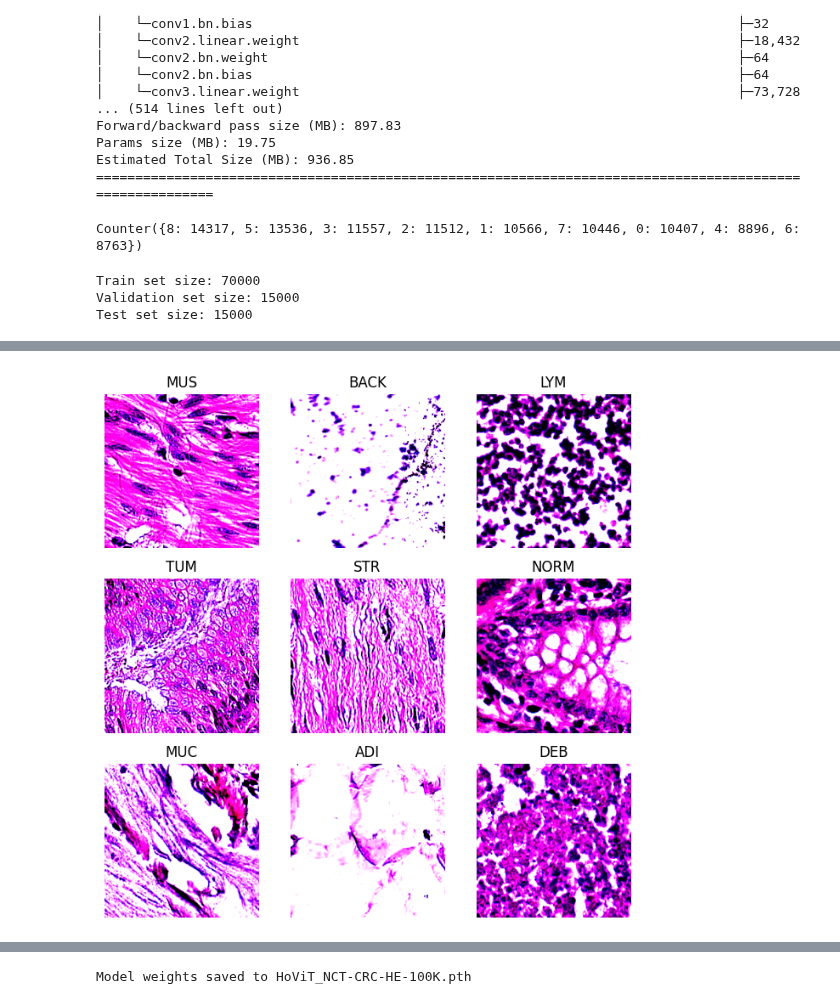
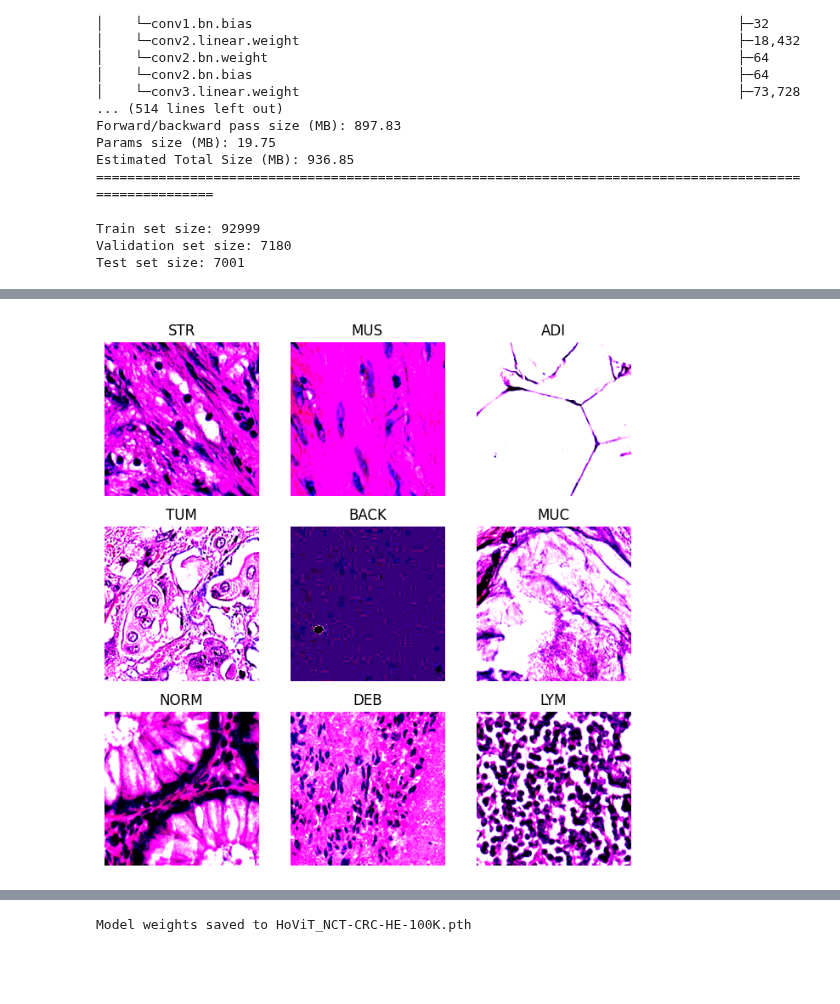
Before and after one commit to hun9008/AI_TeamProject_24FW-, a Jupyter notebook: HoViT/HoViT_NCT_CRC_HE_100K.ipynb, the cells around one changed output, grey strips where cells are left out. Saved outputs shown, nothing was run; the diff lists cells and outputs as text; code cells hidden in the pictures; blank space fills up the shorter version.

Commit message:
Fix: NCT dataset validation setup

```diff
--- a/HoViT/HoViT_NCT_CRC_HE_100K.ipynb
+++ b/HoViT/HoViT_NCT_CRC_HE_100K.ipynb
@@ -291,6 +305,9 @@ Forward/backward pass size (MB): 897.83
 Params size (MB): 19.75
 Estimated Total Size (MB): 936.85
 =========================================================================================================
+# %%
+train_dir = './train/NCT-CRC-HE-100K'
+val_dir = './val/CRC-VAL-HE-7K'
 # %%
 transform = transforms.Compose([
     transforms.Resize((224, 224)),
@@ -303,26 +317,19 @@ dataset = datasets.ImageFolder(root=data_dir, transform=transform)
-# %%
-# class별로 dataset 편차 존재
-# random split 대신 Stratified Split 사용해볼 것.
-from collections import Counter
-class_counts = Counter([label for _, label in dataset.samples])
-print(class_counts)
-# %% [output]
-Counter({8: 14317, 5: 13536, 3: 11557, 2: 11512, 1: 10566, 7: 10446, 0: 10407, 4: 8896, 6: 8763})
+# %%
+
+train_set = datasets.ImageFolder(root=train_dir, transform=transform)
+
+val_set = datasets.ImageFolder(root=val_dir, transform=transform)
 # %%
 # Using StratifiedShuffleSplit from sklearn
+# for uniformly sample across class
 from sklearn.model_selection import train_test_split
 from torch.utils.data import Subset
 
-data_paths, labels = zip(*dataset.samples)
+data_paths, labels = zip(*train_set.samples)
 labels = np.array(labels)
 
-# 7 : 3 split
-train_idx, tmp_idx, _, tmp_labels = train_test_split(
-    np.arange(len(labels)), labels, test_size=0.3, stratify=labels, random_state=42
+# 93:7 split (train 93K, test 7k) / validation 7k from CRC-VAL-HE-7K
+train_idx, test_idx, _, tmp_labels = train_test_split(
+    np.arange(len(labels)), labels, test_size=0.07, stratify=labels, random_state=42
 )
-
-# 3 -> 1.5 : 1.5 split
-val_idx, test_idx = train_test_split(
-    tmp_idx, test_size=0.5, stratify=tmp_labels, random_state=42
-)
 # %%
@@ -332,18 +338,20 @@ test_data = Subset(dataset, test_idx)
 # %%
-train_loader = DataLoader(train_data, batch_size=batch_size, shuffle=True)
-val_loader = DataLoader(val_data, batch_size=batch_size, shuffle=False)
+train_loader = DataLoader(train_set, batch_size=batch_size, shuffle=True)
+val_loader = DataLoader(val_set, batch_size=batch_size, shuffle=False)
 test_loader = DataLoader(test_data, batch_size=batch_size, shuffle=False)
 
 print(f"Train set size: {len(train_data)}")
-print(f"Validation set size: {len(val_data)}")
+print(f"Validation set size: {len(val_set)}")
 print(f"Test set size: {len(test_data)}")
 # %% [output]
-Train set size: 70000
-Validation set size: 15000
-Test set size: 15000
+Train set size: 92999
+Validation set size: 7180
+Test set size: 7001
 # %%
 # Show one example per class from the training dataset
 import matplotlib.pyplot as plt
+
+dataset = train_set
 
 # Prepare a dictionary to store one example per class
 class_examples = {}
@@ -381,4 +389,4 @@ WARNING:matplotlib.image:Clipping input data to the valid range for imshow with
-[figure, old version]
+[figure, new version]
 # %%
 criterion = nn.CrossEntropyLoss()
 optimizer = optim.Adam(model.parameters(), lr=learning_rate)
```
Also changed, not shown: parts of 9 cells of this notebook, 1 other file.
